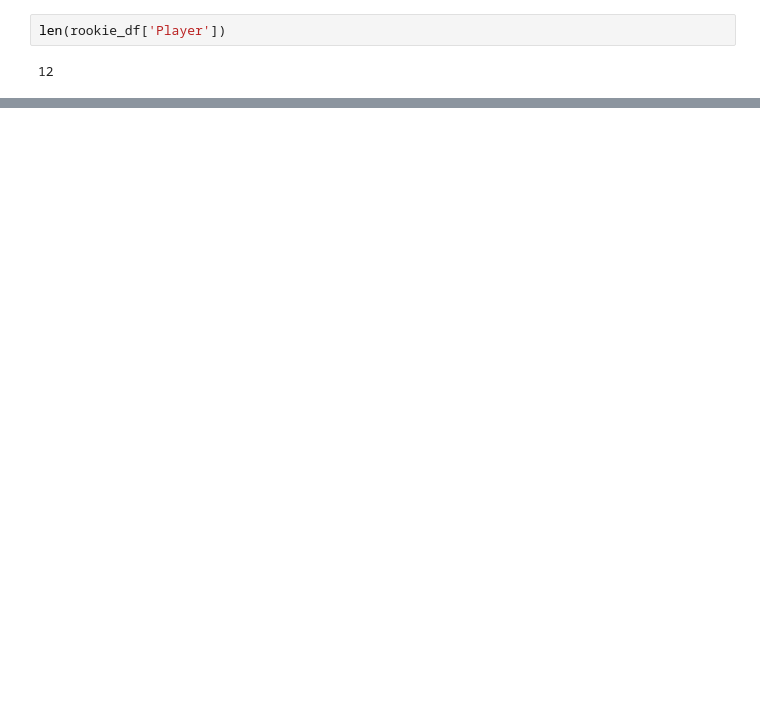
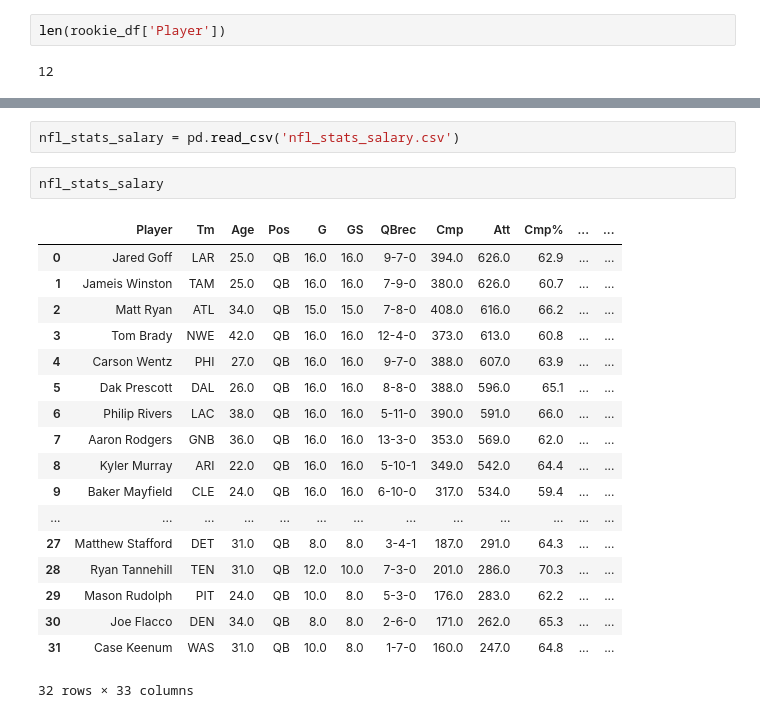
Before and after one commit to NateLeeP/NFL-Salary-Project, a Jupyter notebook: Contract Year QB Stats Exploration.ipynb, the cells around one changed output, grey strips where cells are left out. Cells and saved outputs as stored; diff of their text form; blank space fills up the shorter version.

```diff
--- a/Contract Year QB Stats Exploration.ipynb
+++ b/Contract Year QB Stats Exploration.ipynb
@@ -282,0 +305,23 @@ array([23312752.18897909])
+# %%
+nfl_stats_salary = pd.read_csv('nfl_stats_salary.csv')
+# %%
+nfl_stats_salary
+# %% [output]
+|  | Player | Tm | Age | Pos | G | GS | QBrec | Cmp | Att | Cmp% | ... | ... |
+| 0 | Jared Goff | LAR | 25.0 | QB | 16.0 | 16.0 | 9-7-0 | 394.0 | 626.0 | 62.9 | ... | ... |
+| 1 | Jameis Winston | TAM | 25.0 | QB | 16.0 | 16.0 | 7-9-0 | 380.0 | 626.0 | 60.7 | ... | ... |
+| 2 | Matt Ryan | ATL | 34.0 | QB | 15.0 | 15.0 | 7-8-0 | 408.0 | 616.0 | 66.2 | ... | ... |
+| 3 | Tom Brady | NWE | 42.0 | QB | 16.0 | 16.0 | 12-4-0 | 373.0 | 613.0 | 60.8 | ... | ... |
+| 4 | Carson Wentz | PHI | 27.0 | QB | 16.0 | 16.0 | 9-7-0 | 388.0 | 607.0 | 63.9 | ... | ... |
+| 5 | Dak Prescott | DAL | 26.0 | QB | 16.0 | 16.0 | 8-8-0 | 388.0 | 596.0 | 65.1 | ... | ... |
+| 6 | Philip Rivers | LAC | 38.0 | QB | 16.0 | 16.0 | 5-11-0 | 390.0 | 591.0 | 66.0 | ... | ... |
+| 7 | Aaron Rodgers | GNB | 36.0 | QB | 16.0 | 16.0 | 13-3-0 | 353.0 | 569.0 | 62.0 | ... | ... |
+| 8 | Kyler Murray | ARI | 22.0 | QB | 16.0 | 16.0 | 5-10-1 | 349.0 | 542.0 | 64.4 | ... | ... |
+| 9 | Baker Mayfield | CLE | 24.0 | QB | 16.0 | 16.0 | 6-10-0 | 317.0 | 534.0 | 59.4 | ... | ... |
+| ... | ... | ... | ... | ... | ... | ... | ... | ... | ... | ... | ... | ... |
+| 27 | Matthew Stafford | DET | 31.0 | QB | 8.0 | 8.0 | 3-4-1 | 187.0 | 291.0 | 64.3 | ... | ... |
+| 28 | Ryan Tannehill | TEN | 31.0 | QB | 12.0 | 10.0 | 7-3-0 | 201.0 | 286.0 | 70.3 | ... | ... |
+| 29 | Mason Rudolph | PIT | 24.0 | QB | 10.0 | 8.0 | 5-3-0 | 176.0 | 283.0 | 62.2 | ... | ... |
+| 30 | Joe Flacco | DEN | 34.0 | QB | 8.0 | 8.0 | 2-6-0 | 171.0 | 262.0 | 65.3 | ... | ... |
+| 31 | Case Keenum | WAS | 31.0 | QB | 10.0 | 8.0 | 1-7-0 | 160.0 | 247.0 | 64.8 | ... | ... |
+32 rows × 33 columns
```
Also changed, not shown: parts of 10 cells of this notebook.
